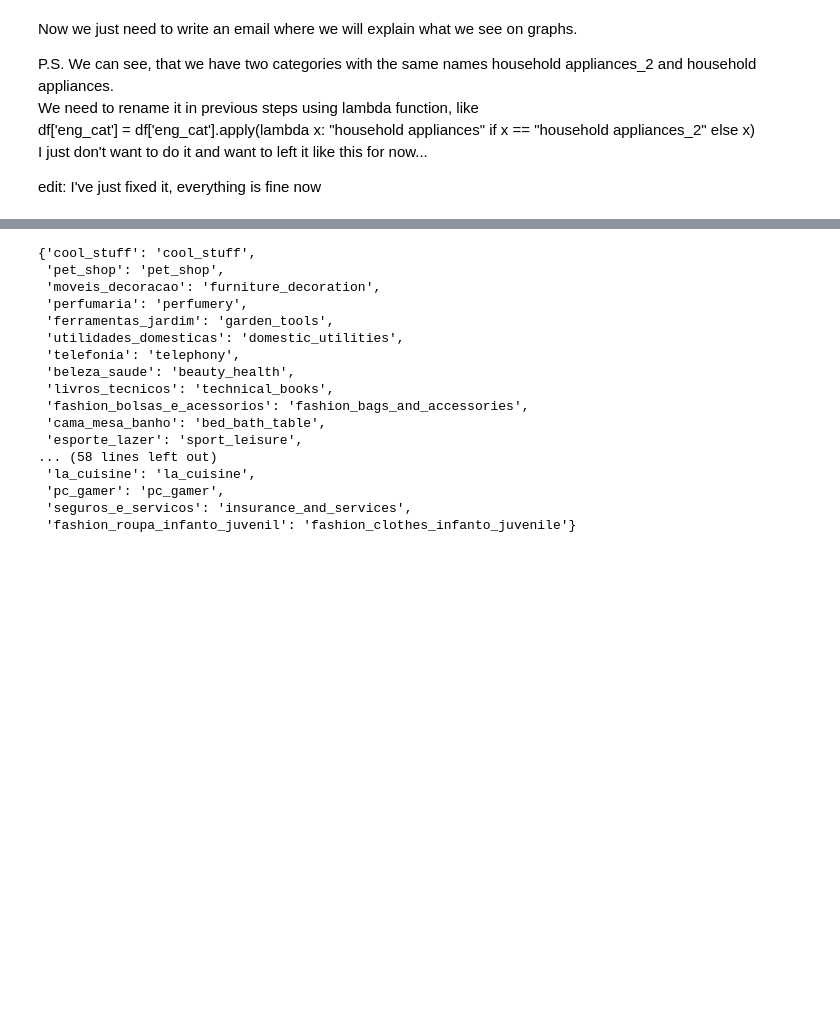
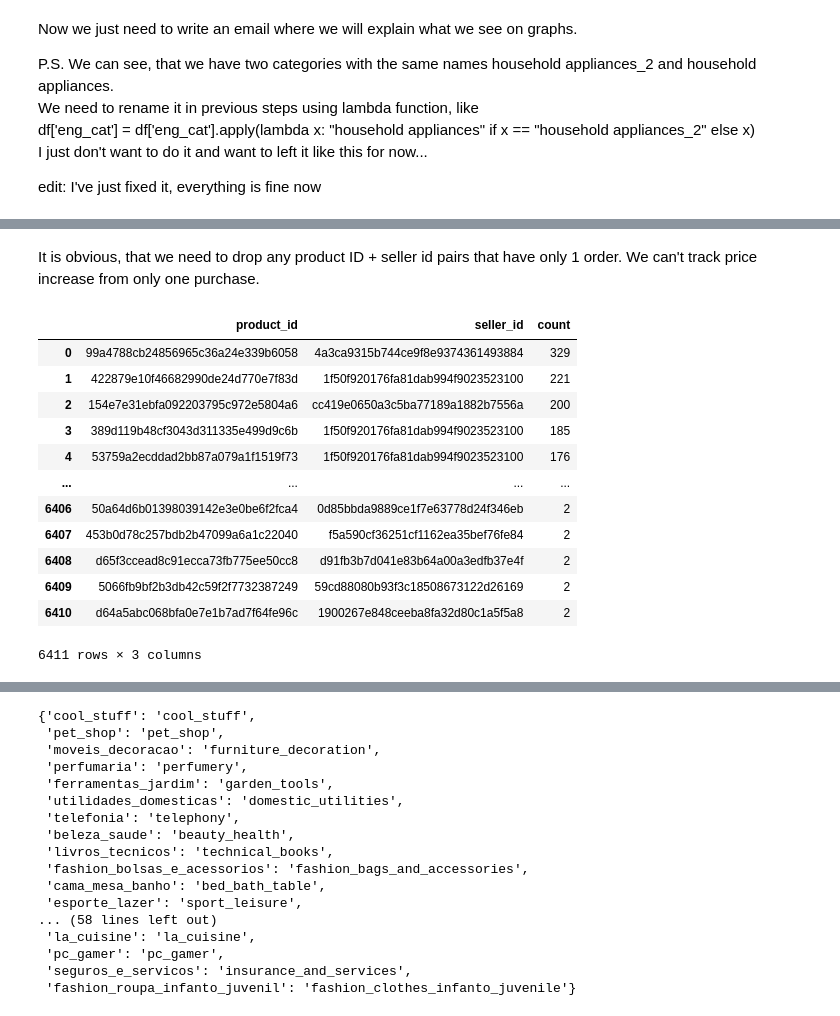
Before and after one commit to MaratJilikbaev/brazilian_e_commerce, a Jupyter notebook: research/goal_realization.ipynb, the cells around one changed output, grey strips where cells are left out. Cells and saved outputs as stored; diff of their text form; code cells hidden in the pictures; blank space fills up the shorter version.

```diff
--- a/research/goal_realization.ipynb
+++ b/research/goal_realization.ipynb
@@ -823,0 +937,19 @@ edit: I've just fixed it, everything is fine now
+# %% [markdown]
+It is obvious, that we need to drop any product ID + seller id pairs that have only 1 order. We can't track price increase from only one purchase.
+# %%
+product_seller_pair = product_seller_pair[product_seller_pair['count'] > 1]
+product_seller_pair
+# %% [output]
+|  | product_id | seller_id | count |
+| 0 | 99a4788cb24856965c36a24e339b6058 | 4a3ca9315b744ce9f8e9374361493884 | 329 |
+| 1 | 422879e10f46682990de24d770e7f83d | 1f50f920176fa81dab994f9023523100 | 221 |
+| 2 | 154e7e31ebfa092203795c972e5804a6 | cc419e0650a3c5ba77189a1882b7556a | 200 |
+| 3 | 389d119b48cf3043d311335e499d9c6b | 1f50f920176fa81dab994f9023523100 | 185 |
+| 4 | 53759a2ecddad2bb87a079a1f1519f73 | 1f50f920176fa81dab994f9023523100 | 176 |
+| ... | ... | ... | ... |
+| 6406 | 50a64d6b01398039142e3e0be6f2fca4 | 0d85bbda9889ce1f7e63778d24f346eb | 2 |
+| 6407 | 453b0d78c257bdb2b47099a6a1c22040 | f5a590cf36251cf1162ea35bef76fe84 | 2 |
+| 6408 | d65f3ccead8c91ecca73fb775ee50cc8 | d91fb3b7d041e83b64a00a3edfb37e4f | 2 |
+| 6409 | 5066fb9bf2b3db42c59f2f7732387249 | 59cd88080b93f3c18508673122d26169 | 2 |
+| 6410 | d64a5abc068bfa0e7e1b7ad7f64fe96c | 1900267e848ceeba8fa32d80c1a5f5a8 | 2 |
+6411 rows × 3 columns
```
Also changed, not shown: parts of 36 cells of this notebook.
